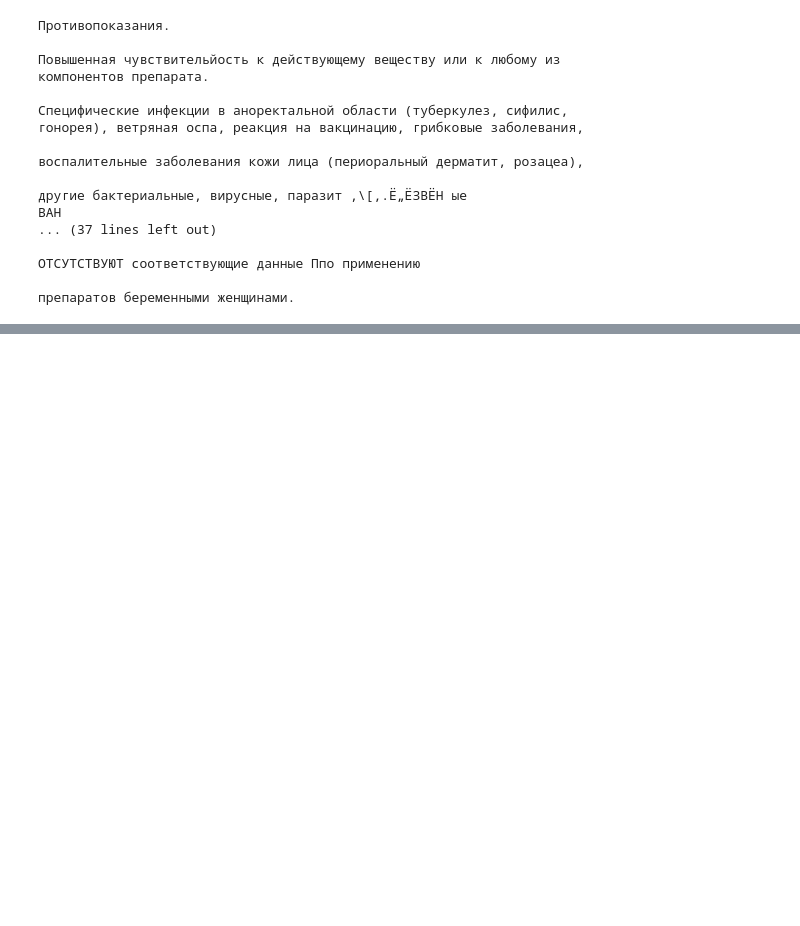
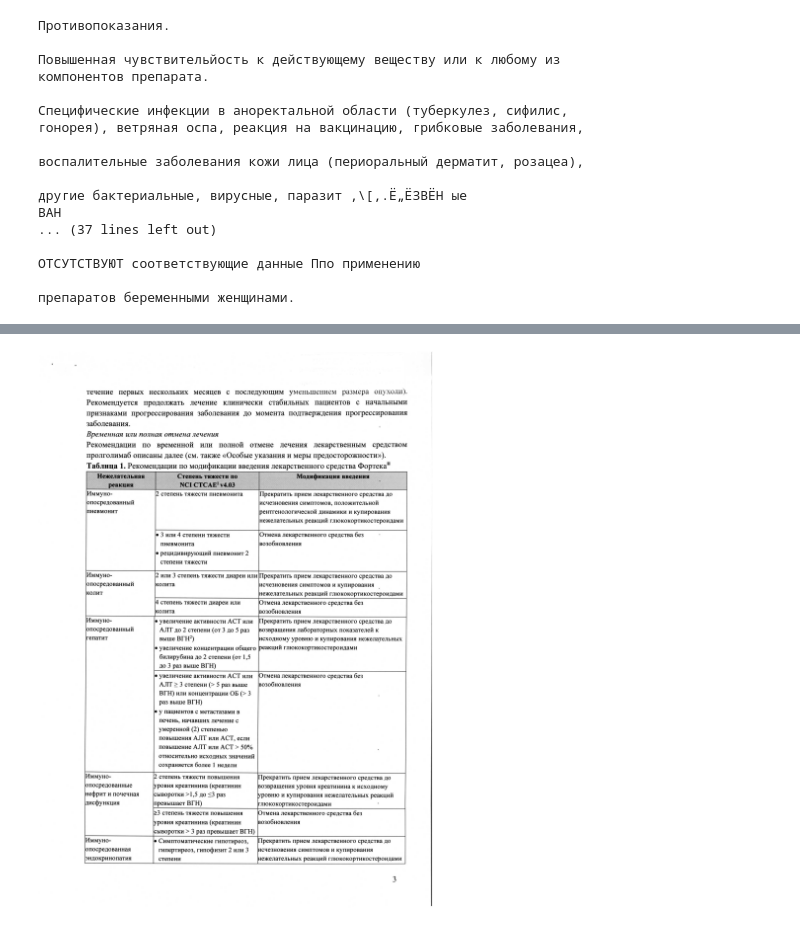
Before and after one commit to seblful/instruct-qa, a Jupyter notebook: inference/draft.ipynb, the cells around one changed output, grey strips where cells are left out. Saved outputs shown, nothing was run; the diff lists cells and outputs as text; code cells hidden in the pictures; blank space fills up the shorter version.

```diff
--- a/inference/draft.ipynb
+++ b/inference/draft.ipynb
@@ -135,0 +99,3 @@ def clean_detected_zone(image, zone):
+# %%
+bbox = results[0].obb.xyxyxyxy.detach().cpu().numpy()
+bbox
@@ -135,0 +107,3 @@ def clean_detected_zone(image, zone):
+# %%
+img = np.array(image)
+img
@@ -135,0 +118,22 @@ def clean_detected_zone(image, zone):
+# %%
+def apply_convertScaleAbs_to_roi(image, bbox, alpha=3, beta=0):
+    bbox = bbox.astype(np.int32)
+    # Create a mask for the bounding box region
+    mask = np.zeros_like(image)
+    cv2.fillPoly(mask, bbox, (255, 255, 255))
+
+    # Extract the region of interest (ROI) from the image
+    roi = cv2.bitwise_and(image, mask)
+
+    # Apply cv2.convertScaleAbs to the ROI
+    converted_roi = cv2.convertScaleAbs(roi, alpha=alpha, beta=beta)
+
+    # Update the original image with the processed ROI
+    result = np.where(mask == 255, converted_roi, image)
+
+    return result
+# %%
+adj = apply_convertScaleAbs_to_roi(image=img, bbox=bbox)
+Image.fromarray(adj)
+# %% [output]
+[figure, added]
```
Also changed, not shown: parts of 8 cells of this notebook.
